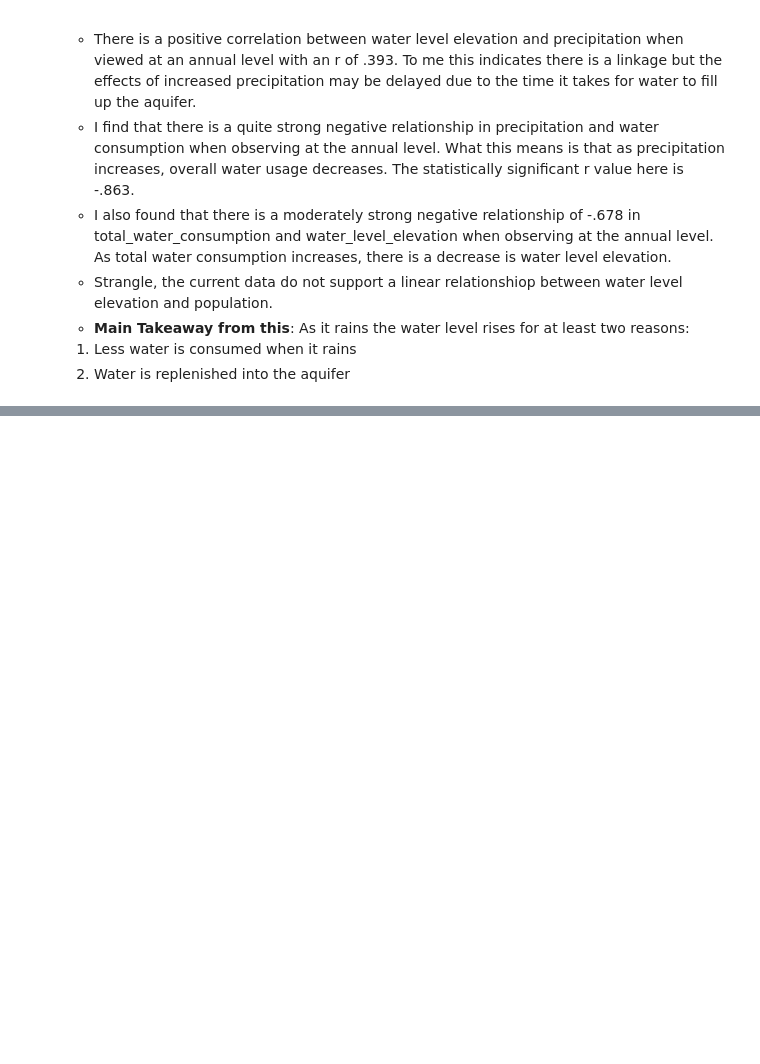
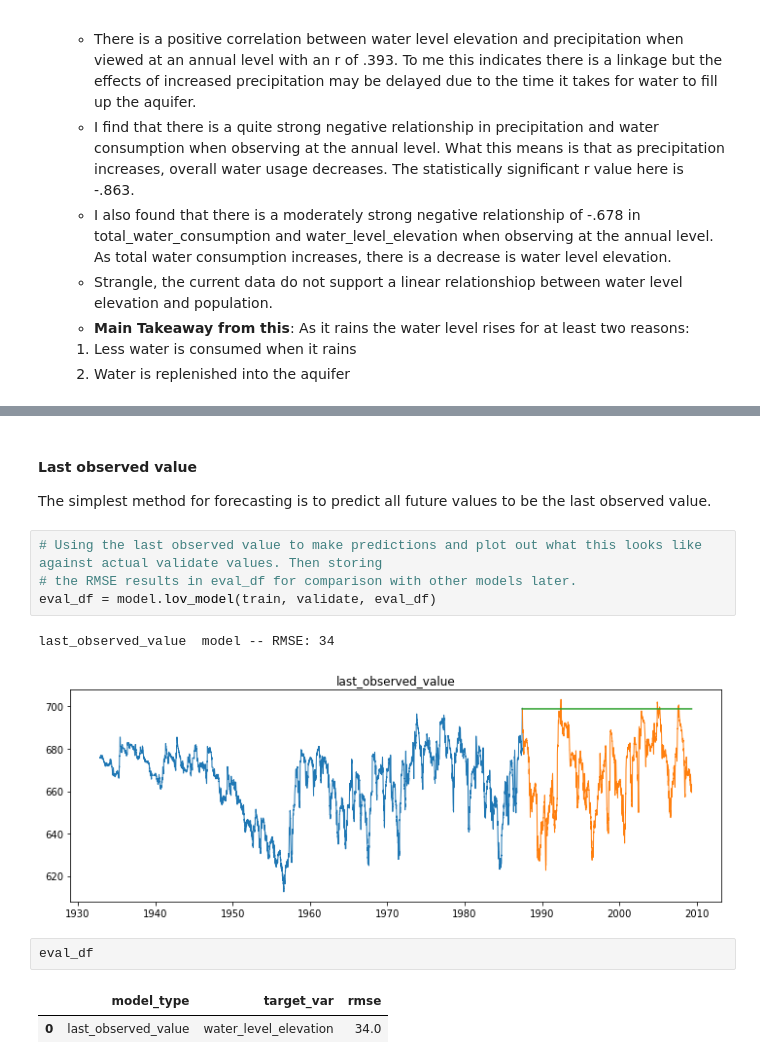
Before and after one commit to AndrewRachuig/edwards_aquifer_project, a Jupyter notebook: final_report_aquifer_project.ipynb, the cells around one changed output, grey strips where cells are left out. Drawn from its saved outputs; the diff is of its cells as text; blank space fills up the shorter version.

```diff
--- a/final_report_aquifer_project.ipynb
+++ b/final_report_aquifer_project.ipynb
@@ -300,0 +335,16 @@ I fail to reject the null hypothesis, the current data indicate there is no line
+# %% [markdown]
+#### Last observed value
+
+The simplest method for forecasting is to predict all future values to be the last observed value.
+# %%
+# Using the last observed value to make predictions and plot out what this looks like against actual validate values. Then storing
+# the RMSE results in eval_df for comparison with other models later.
+eval_df = model.lov_model(train, validate, eval_df)
+# %% [output]
+last_observed_value  model -- RMSE: 34
+[figure, added]
+# %%
+eval_df
+# %% [output]
+|  | model_type | target_var | rmse |
+| 0 | last_observed_value | water_level_elevation | 34.0 |
```
Also changed, not shown: parts of 9 cells of this notebook.
